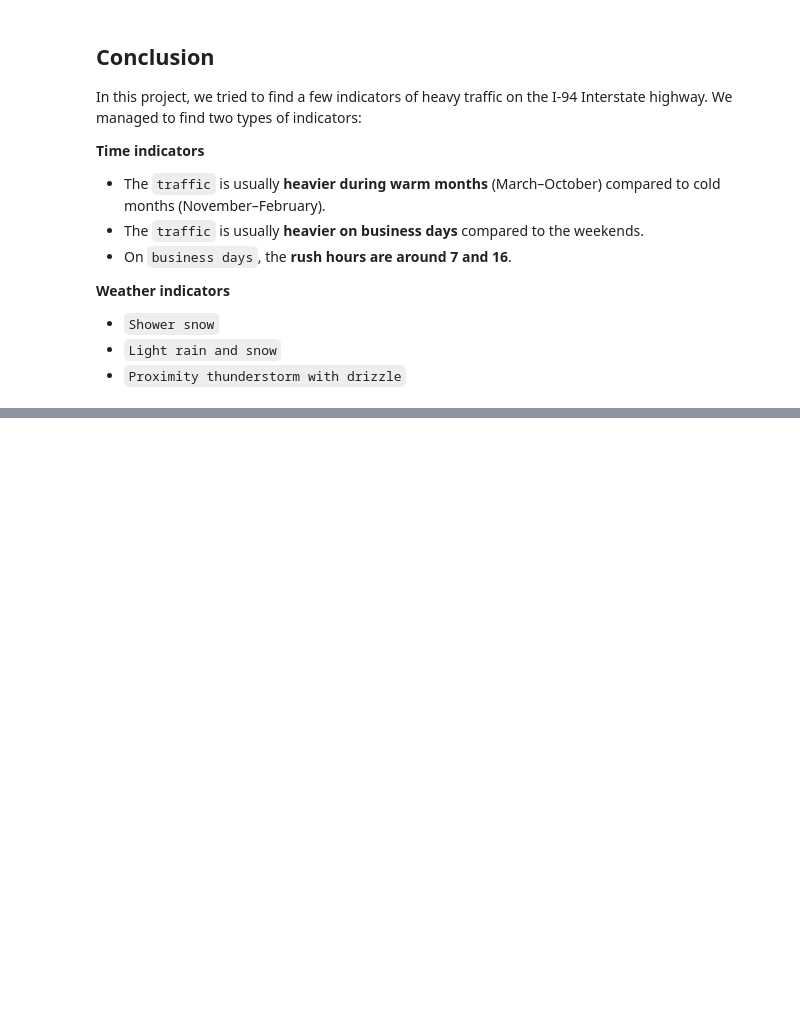
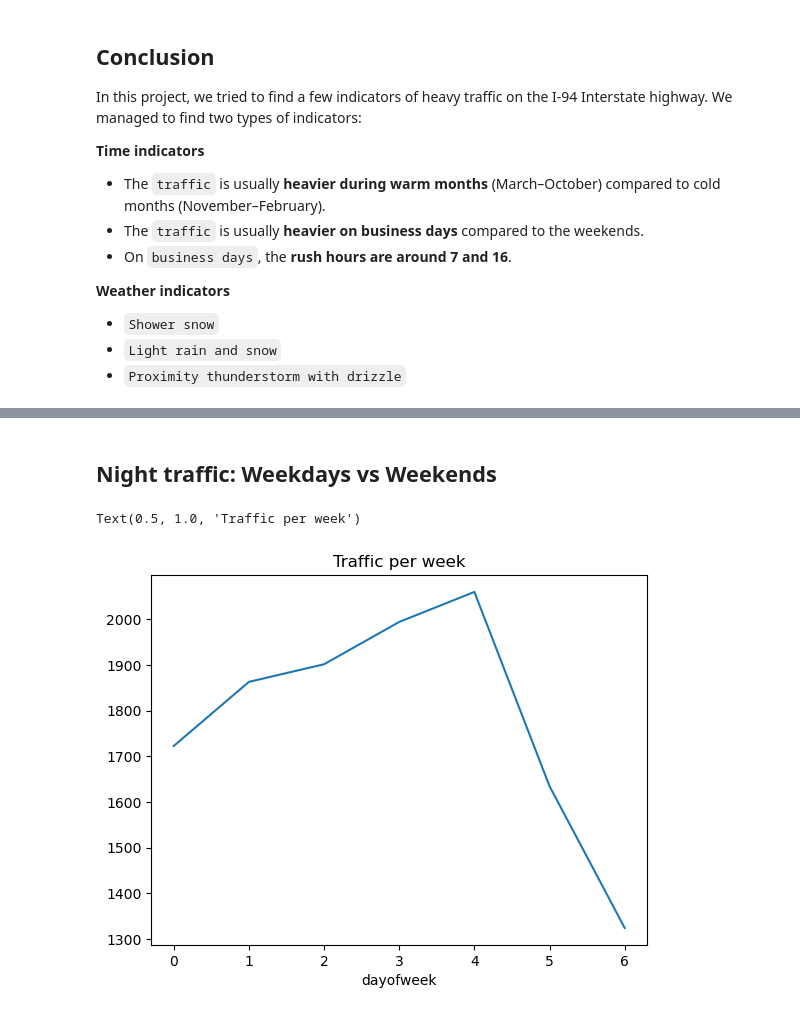
Before and after one commit to MiguelBelo95/Data-Quest, a Jupyter notebook: projects/traffic_I-94-p3/traffic_data_i94.ipynb, the cells around one changed output, grey strips where cells are left out. Drawn from its saved outputs; the diff is of its cells as text; code cells hidden in the pictures; blank space fills up the shorter version.

```diff
--- a/projects/traffic_I-94-p3/traffic_data_i94.ipynb
+++ b/projects/traffic_I-94-p3/traffic_data_i94.ipynb
@@ -504,0 +554,9 @@ In this project, we tried to find a few indicators of heavy traffic on the I-94
+# %% [markdown]
+## Night traffic: Weekdays vs Weekends
+# %%
+dayofweek_night = night.groupby('dayofweek').mean()
+dayofweek_night['traffic_volume'].plot.line()
+plt.title('Traffic per week')
+# %% [output]
+Text(0.5, 1.0, 'Traffic per week')
+[figure, added]
```
Also changed, not shown: parts of 16 cells of this notebook.
